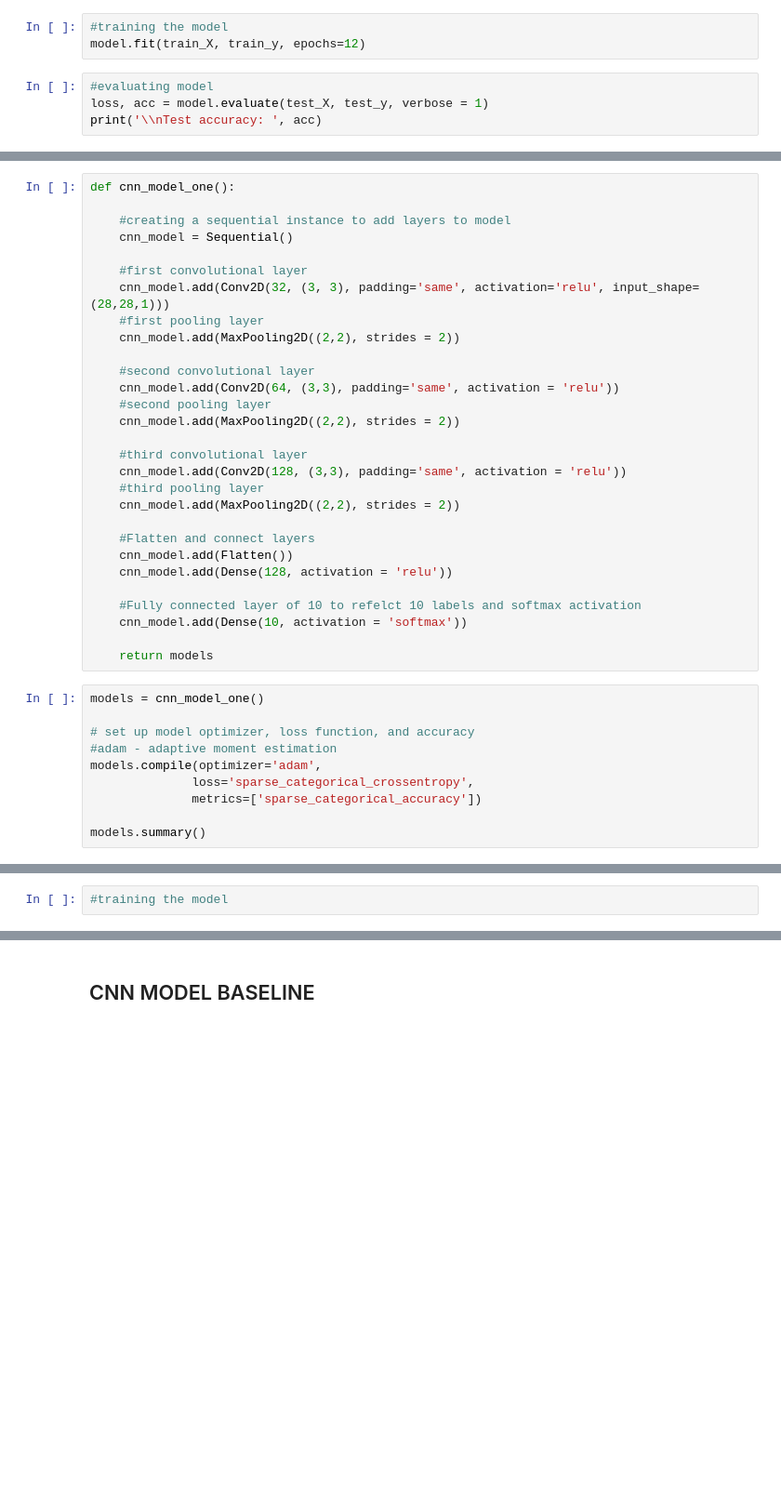
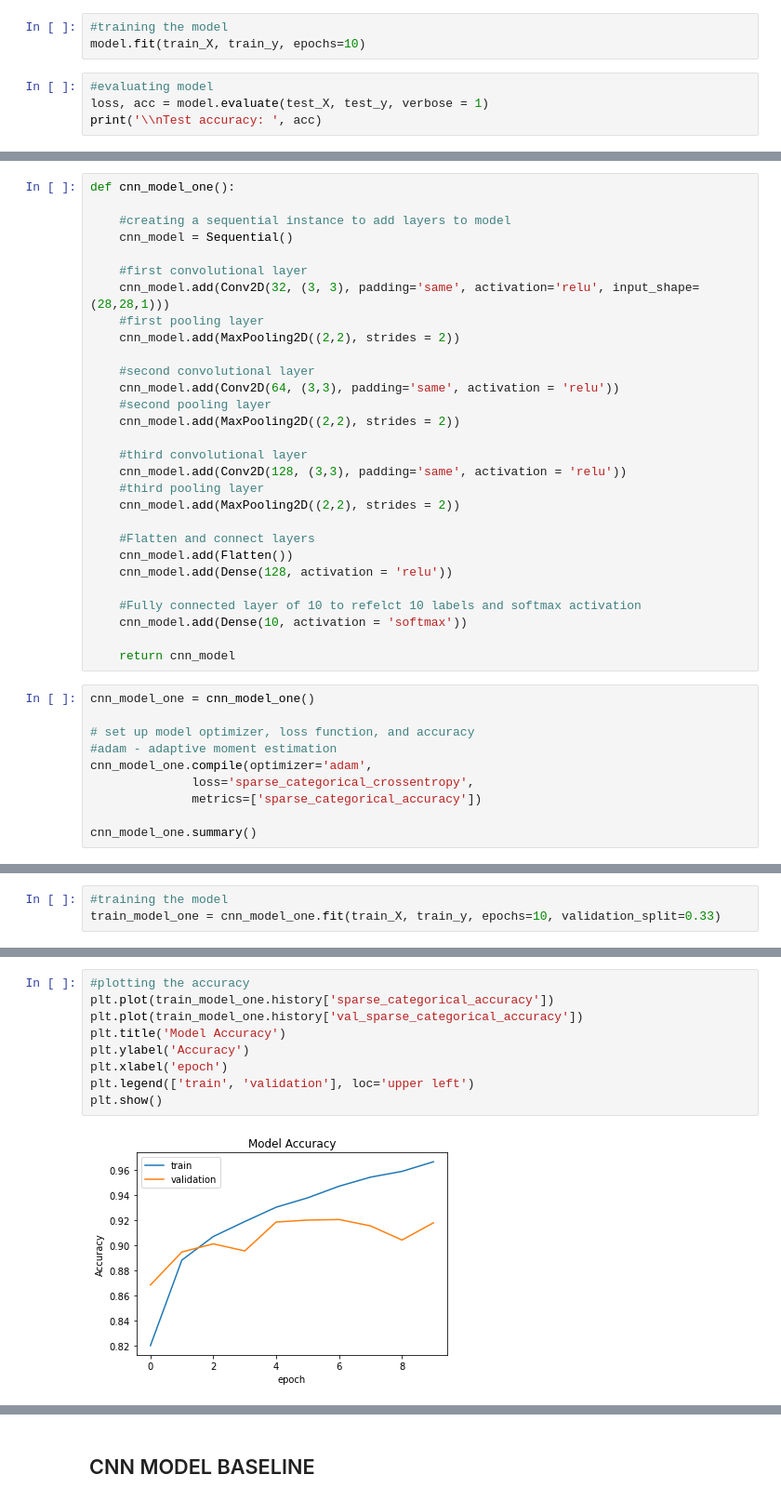
Before and after one commit to sba22177/MSc_S2_CA01_sba22177, a Jupyter notebook: S2_CA01_sba22177.ipynb, the cells around one changed output, grey strips where cells are left out. Shown at 93% size. Drawn from its saved outputs; the diff is of its cells as text; blank space fills up the shorter version.

```diff
--- a/S2_CA01_sba22177.ipynb
+++ b/S2_CA01_sba22177.ipynb
@@ -73,7 +73,7 @@ model.compile(optimizer='adam',
               metrics=['accuracy'])
 # %%
 #training the model
-model.fit(train_X, train_y, epochs=12)
+model.fit(train_X, train_y, epochs=10)
 # %%
 #evaluating model
 loss, acc = model.evaluate(test_X, test_y, verbose = 1)
@@ -108,14 +108,14 @@ def cnn_model_one():
     #Fully connected layer of 10 to refelct 10 labels and softmax activation
     cnn_model.add(Dense(10, activation = 'softmax'))
 
-    return models
+    return cnn_model
 # %%
-models = cnn_model_one()
+cnn_model_one = cnn_model_one()
 
 # set up model optimizer, loss function, and accuracy
 #adam - adaptive moment estimation
-models.compile(optimizer='adam',
+cnn_model_one.compile(optimizer='adam',
               loss='sparse_categorical_crossentropy',
               metrics=['sparse_categorical_accuracy'])
 
-models.summary()
+cnn_model_one.summary()
@@ -122,2 +140,3 @@ models.summary()
 # %%
 #training the model
+train_model_one = cnn_model_one.fit(train_X, train_y, epochs=10, validation_split=0.33)
@@ -133,0 +172,11 @@ print('\nTest accuracy: ', acc)
+# %%
+#plotting the accuracy
+plt.plot(train_model_one.history['sparse_categorical_accuracy'])
+plt.plot(train_model_one.history['val_sparse_categorical_accuracy'])
+plt.title('Model Accuracy')
+plt.ylabel('Accuracy')
+plt.xlabel('epoch')
+plt.legend(['train', 'validation'], loc='upper left')
+plt.show()
+# %% [output]
+[figure, added]
```
Also changed, not shown: parts of 19 cells of this notebook, 3 other files.
